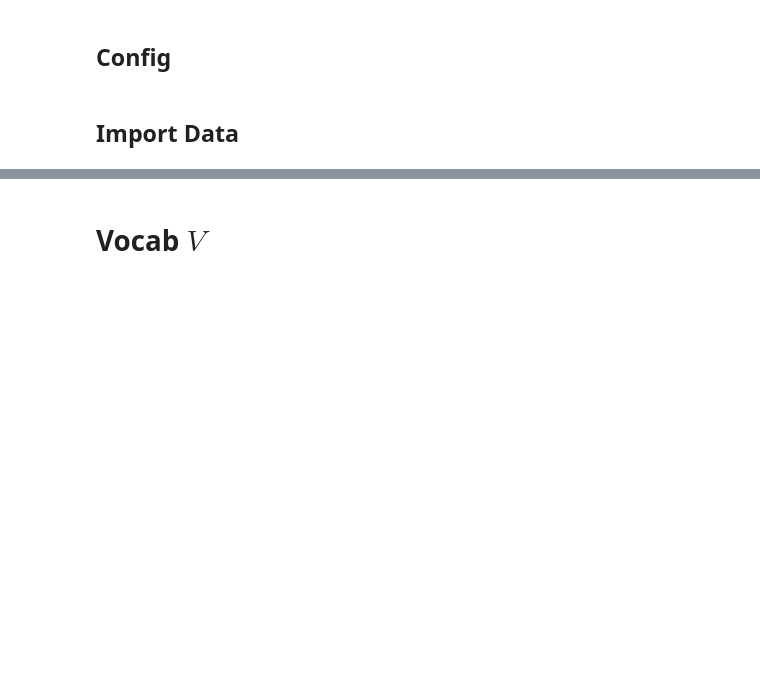
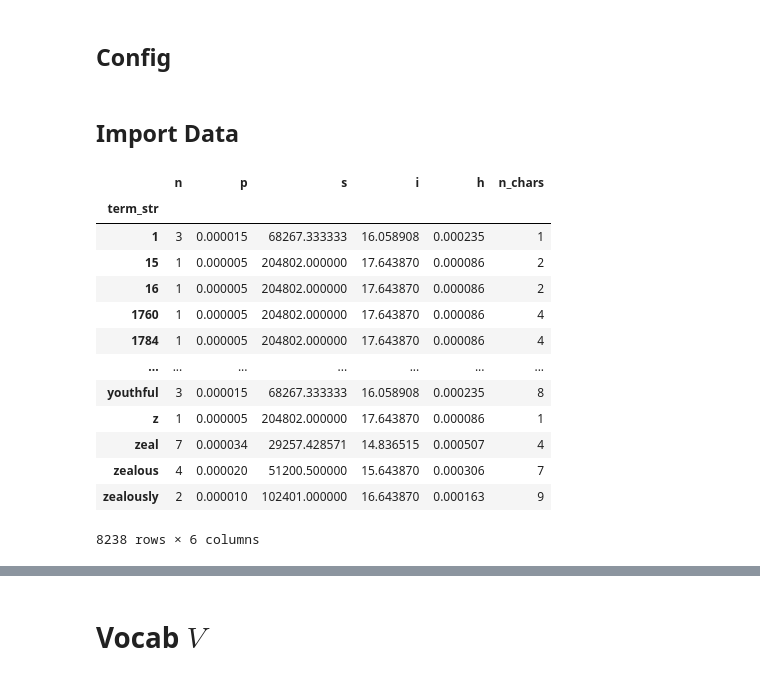
Before and after one commit to ontoligent/DS5001-2024-01-R, a Jupyter notebook: lessons/M03_LanguageModels/M03_07_Entropy-and-Term-Length.ipynb, the cells around one changed output, grey strips where cells are left out. Drawn from its saved outputs; the diff is of its cells as text; code cells hidden in the pictures; blank space fills up the shorter version.

```diff
--- a/lessons/M03_LanguageModels/M03_07_Entropy-and-Term-Length.ipynb
+++ b/lessons/M03_LanguageModels/M03_07_Entropy-and-Term-Length.ipynb
@@ -44,2 +39,27 @@ V['s'] = 1 / V.p
+# %%
+V['p'] = V.n / V.n.sum()
+# %%
+# Add some features for this analysis
+V['s'] = 1 / V.p
+V['i'] = np.log2(V.s)
+V['h'] = V.p * V.i
+V['n_chars'] = V.index.str.len()
+# %%
+V
+# %% [output]
+|  | n | p | s | i | h | n_chars |
+| term_str |  |  |  |  |  |  |
+| 1 | 3 | 0.000015 | 68267.333333 | 16.058908 | 0.000235 | 1 |
+| 15 | 1 | 0.000005 | 204802.000000 | 17.643870 | 0.000086 | 2 |
+| 16 | 1 | 0.000005 | 204802.000000 | 17.643870 | 0.000086 | 2 |
+| 1760 | 1 | 0.000005 | 204802.000000 | 17.643870 | 0.000086 | 4 |
+| 1784 | 1 | 0.000005 | 204802.000000 | 17.643870 | 0.000086 | 4 |
+| ... | ... | ... | ... | ... | ... | ... |
+| youthful | 3 | 0.000015 | 68267.333333 | 16.058908 | 0.000235 | 8 |
+| z | 1 | 0.000005 | 204802.000000 | 17.643870 | 0.000086 | 1 |
+| zeal | 7 | 0.000034 | 29257.428571 | 14.836515 | 0.000507 | 4 |
+| zealous | 4 | 0.000020 | 51200.500000 | 15.643870 | 0.000306 | 7 |
+| zealously | 2 | 0.000010 | 102401.000000 | 16.643870 | 0.000163 | 9 |
+8238 rows × 6 columns
 # %%
 K.head()
```
Also changed, not shown: parts of 21 cells of this notebook, 3 other files.
